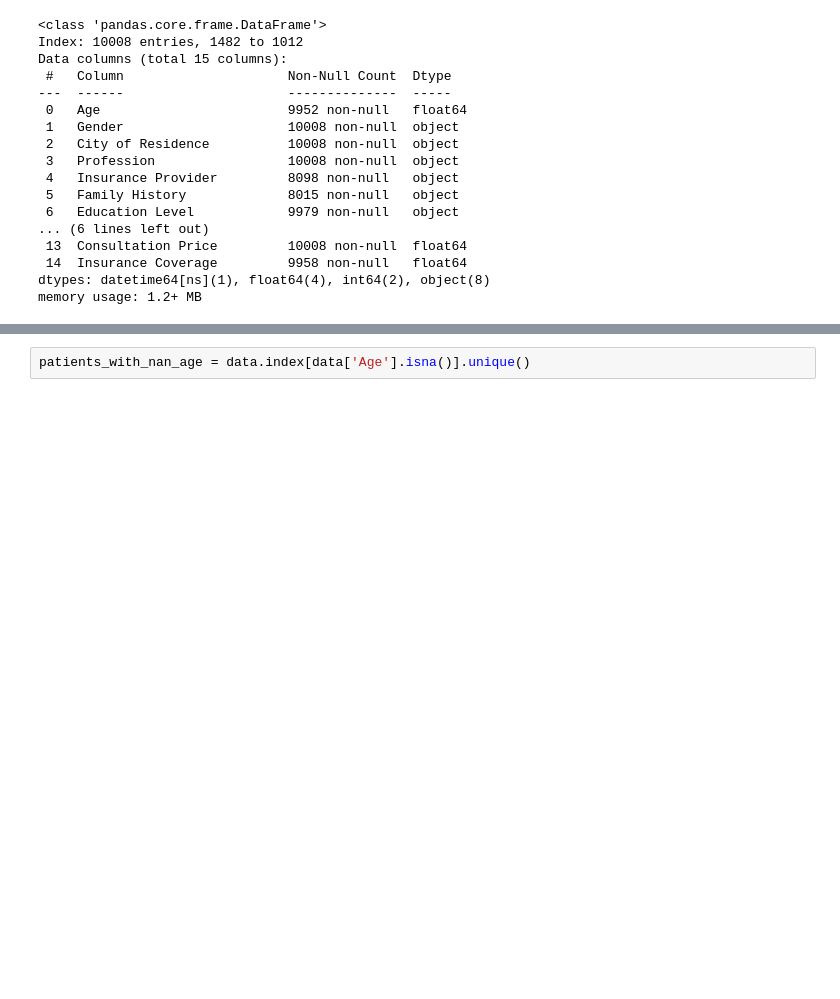
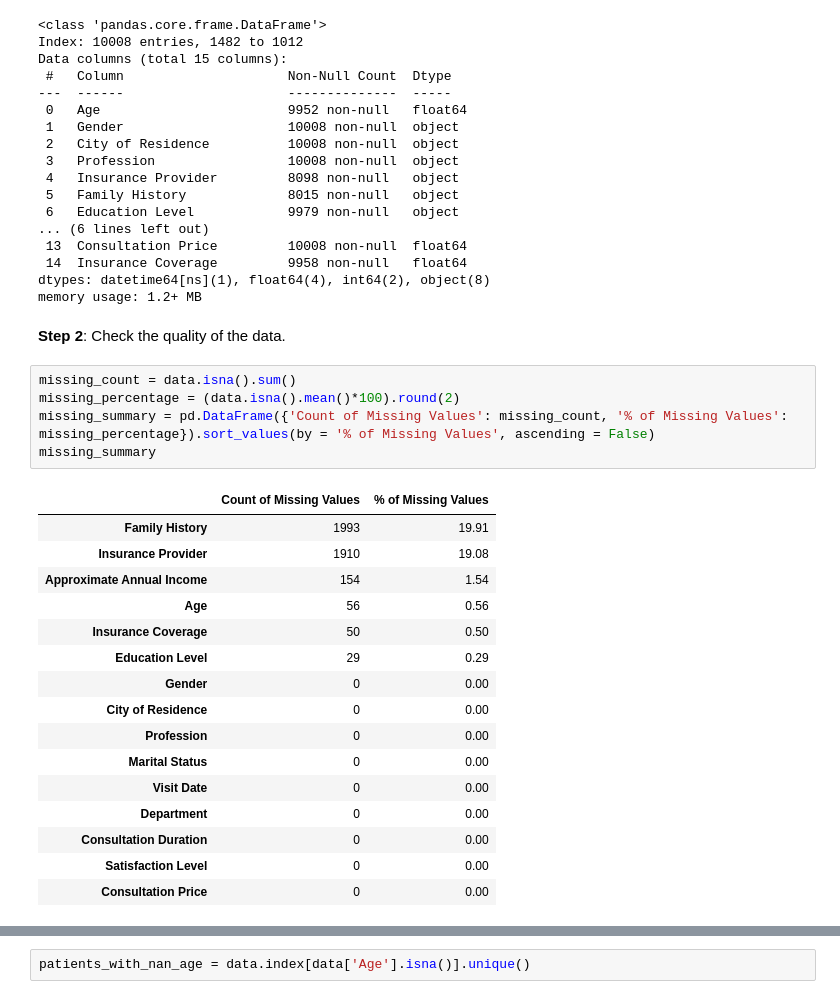
Before and after one commit to amdbsilva/pre-processing, a Jupyter notebook: projeto de datapreprocessing.ipynb, the cells around one changed output, grey strips where cells are left out. Cells and saved outputs as stored; diff of their text form; blank space fills up the shorter version.

```diff
--- a/projeto de datapreprocessing.ipynb
+++ b/projeto de datapreprocessing.ipynb
@@ -35,3 +44,27 @@ Data columns (total 15 columns):
  14  Insurance Coverage         9958 non-null   float64
 dtypes: datetime64[ns](1), float64(4), int64(2), object(8)
 memory usage: 1.2+ MB
+# %% [markdown]
+**Step 2**: Check the quality of the data.
+# %%
+missing_count = data.isna().sum()
+missing_percentage = (data.isna().mean()*100).round(2)
+missing_summary = pd.DataFrame({'Count of Missing Values': missing_count, '% of Missing Values': missing_percentage}).sort_values(by = '% of Missing Values', ascending = False)
+missing_summary
+# %% [output]
+|  | Count of Missing Values | % of Missing Values |
+| Family History | 1993 | 19.91 |
+| Insurance Provider | 1910 | 19.08 |
+| Approximate Annual Income | 154 | 1.54 |
+| Age | 56 | 0.56 |
+| Insurance Coverage | 50 | 0.50 |
+| Education Level | 29 | 0.29 |
+| Gender | 0 | 0.00 |
+| City of Residence | 0 | 0.00 |
+| Profession | 0 | 0.00 |
+| Marital Status | 0 | 0.00 |
+| Visit Date | 0 | 0.00 |
+| Department | 0 | 0.00 |
+| Consultation Duration | 0 | 0.00 |
+| Satisfaction Level | 0 | 0.00 |
+| Consultation Price | 0 | 0.00 |
```
Also changed, not shown: parts of 21 cells of this notebook.
